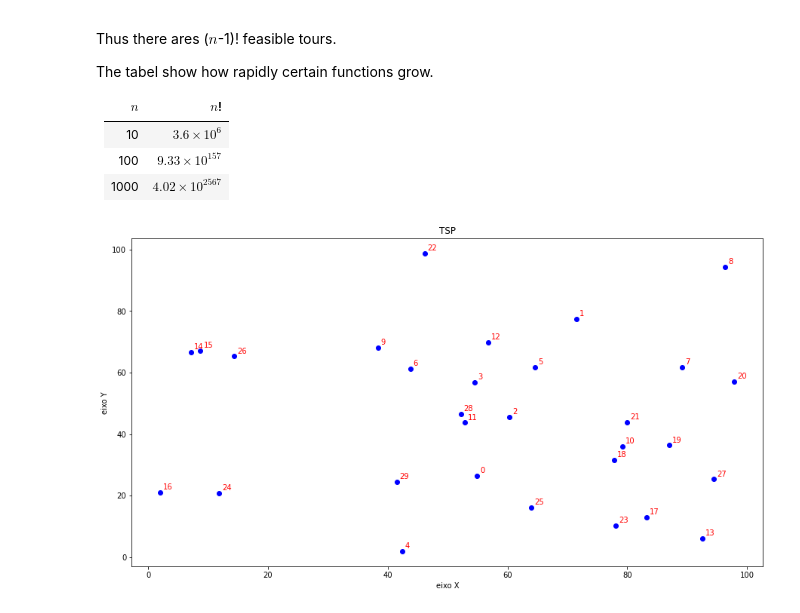
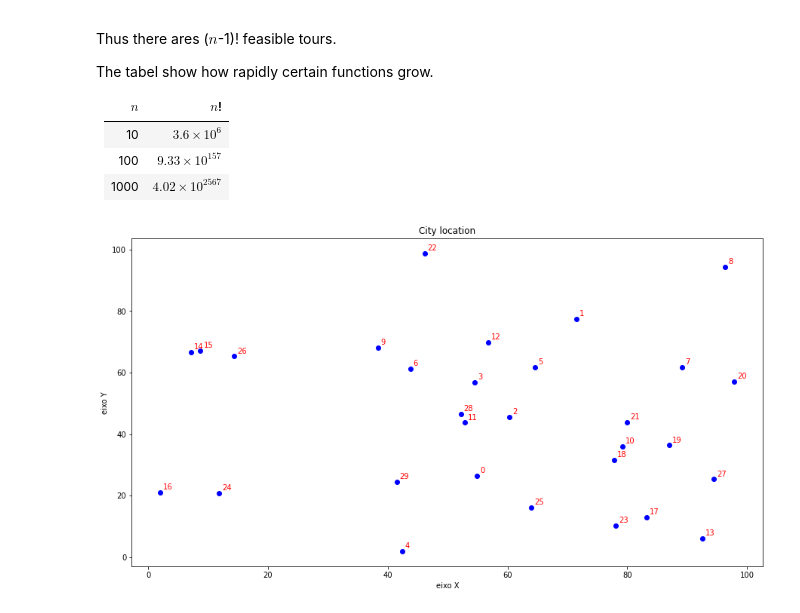
Before and after one commit to jesusossian/opt_lab, a Jupyter notebook: notebooks/tsp_intro.ipynb, the cells around one changed output. Saved outputs shown, nothing was run; the diff lists cells and outputs as text; code cells hidden in the pictures.

```diff
--- a/notebooks/tsp_intro.ipynb
+++ b/notebooks/tsp_intro.ipynb
@@ -115,15 +106,15 @@ c = {(i,j): np.hypot(X[i]-X[j],Y[i]-Y[j]) for i in vertices for j in vertices if
 # %%
 # grafic
 
 plt.figure(figsize=(15,8))
 plt.scatter(X,Y,color='blue')
 
 for n in range(len(X)):
     plt.annotate(str(n), xy=(X[n],Y[n]), xytext = (X[n]+0.5, Y[n]+1), color='red')
 
 plt.xlabel("eixo X")
 plt.ylabel("eixo Y")
-plt.title("TSP")
+plt.title("City location")
 plt.show()
 # %% [output]
-[figure, old version]
+[figure, new version]
```
Also changed, not shown: parts of 37 cells of this notebook, 1 other file.
